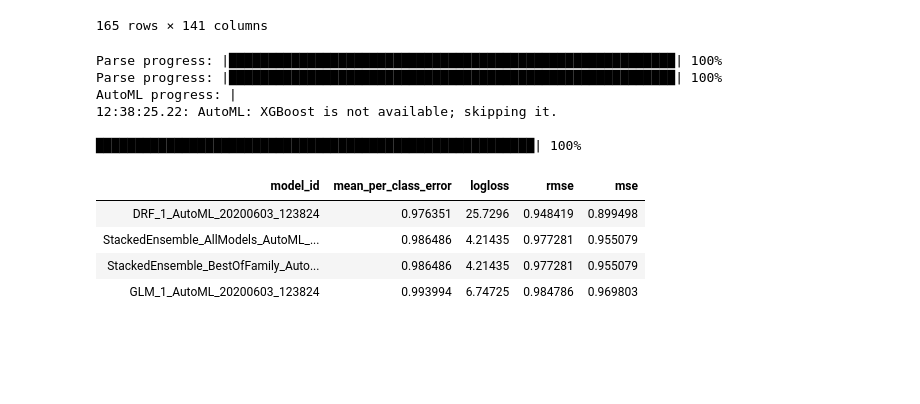
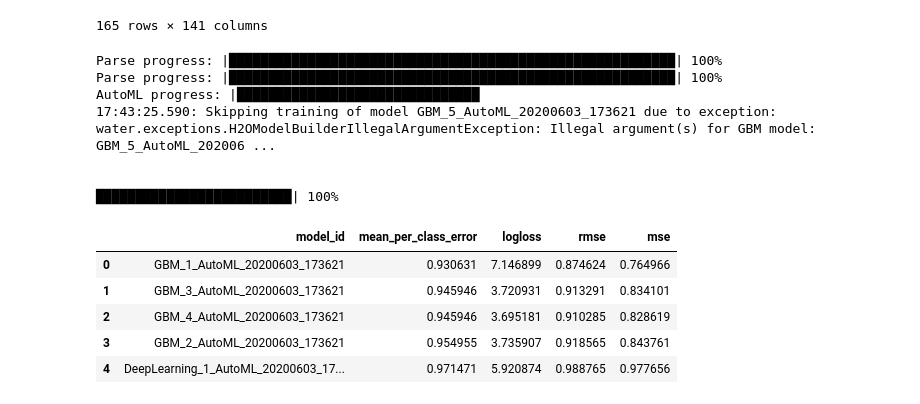
Before and after one commit to ChernovAndrey/Network-Science-Project-2, a Jupyter notebook: Time serias/__H2O__.ipynb, the cells around one changed output. Cells and saved outputs as stored; diff of their text form; code cells hidden in the pictures; blank space fills up the shorter version.

```diff
--- a/Time serias/__H2O__.ipynb
+++ b/Time serias/__H2O__.ipynb
@@ -38,7 +74,7 @@ Connecting to H2O server at http://127.0.0.1:54329 ... successful.
 import warnings
 warnings.filterwarnings("ignore")
 # %%
-df = pd.read_csv('../Data/Network-Science-Project-2/deaths.csv')
+df = pd.read_csv('/content/sample_data/deaths.csv')
 df
 # %% [output]
 |  | Unnamed: 0 | Country | Population | Area | Density | GDP | handwashing_facilities | ... |
@@ -80,32 +116,39 @@ data = data.astype('float64')
 # %%
 train = h2o.H2OFrame(np.array(data)[:, :100].T)
 test  = h2o.H2OFrame(np.array(data)[:, 100:].T)
 
 # Identify predictors and response
 x = train.columns
 y = "C130"
 x.remove(y)
 
 # For binary classification, response should be a factor
 train[y] = train[y].asfactor()
 test[y] = test[y].asfactor()
 
 # Run AutoML for 20 base models (limited to 1 hour max runtime by default)
-aml = H2OAutoML(max_models=20, seed=1, max_runtime_secs=30)
+aml = H2OAutoML(max_models=20, seed=1)
+
 aml.train(x=x, y=y, training_frame=train)
 
 # View the AutoML Leaderboard
+# lb = aml.leaderboard
+# lb.head(rows=lb.nrows)  # Print all rows instead of default (10 rows)
+
 lb = aml.leaderboard
-lb.head(rows=lb.nrows)  # Print all rows instead of default (10 rows)
+lbdf = lb.as_data_frame()
+lbdf.head()
 # %% [output]
 Parse progress: |█████████████████████████████████████████████████████████| 100%
 Parse progress: |█████████████████████████████████████████████████████████| 100%
-AutoML progress: |
-12:38:25.22: AutoML: XGBoost is not available; skipping it.
+AutoML progress: |███████████████████████████████
+17:43:25.590: Skipping training of model GBM_5_AutoML_20200603_173621 due to exception: water.exceptions.H2OModelBuilderIllegalArgumentException: Illegal argument(s) for GBM model: GBM_5_AutoML_202006 ...
 
-████████████████████████████████████████████████████████| 100%
+
+█████████████████████████| 100%
-| model_id | mean_per_class_error | logloss | rmse | mse |
-| DRF_1_AutoML_20200603_123824 | 0.976351 | 25.7296 | 0.948419 | 0.899498 |
-| StackedEnsemble_AllModels_AutoML_... | 0.986486 | 4.21435 | 0.977281 | 0.955079 |
-| StackedEnsemble_BestOfFamily_Auto... | 0.986486 | 4.21435 | 0.977281 | 0.955079 |
-| GLM_1_AutoML_20200603_123824 | 0.993994 | 6.74725 | 0.984786 | 0.969803 |
+|  | model_id | mean_per_class_error | logloss | rmse | mse |
+| 0 | GBM_1_AutoML_20200603_173621 | 0.930631 | 7.146899 | 0.874624 | 0.764966 |
+| 1 | GBM_3_AutoML_20200603_173621 | 0.945946 | 3.720931 | 0.913291 | 0.834101 |
+| 2 | GBM_4_AutoML_20200603_173621 | 0.945946 | 3.695181 | 0.910285 | 0.828619 |
+| 3 | GBM_2_AutoML_20200603_173621 | 0.954955 | 3.735907 | 0.918565 | 0.843761 |
+| 4 | DeepLearning_1_AutoML_20200603_17... | 0.971471 | 5.920874 | 0.988765 | 0.977656 |
```
Also changed, not shown: parts of 5 cells of this notebook.
